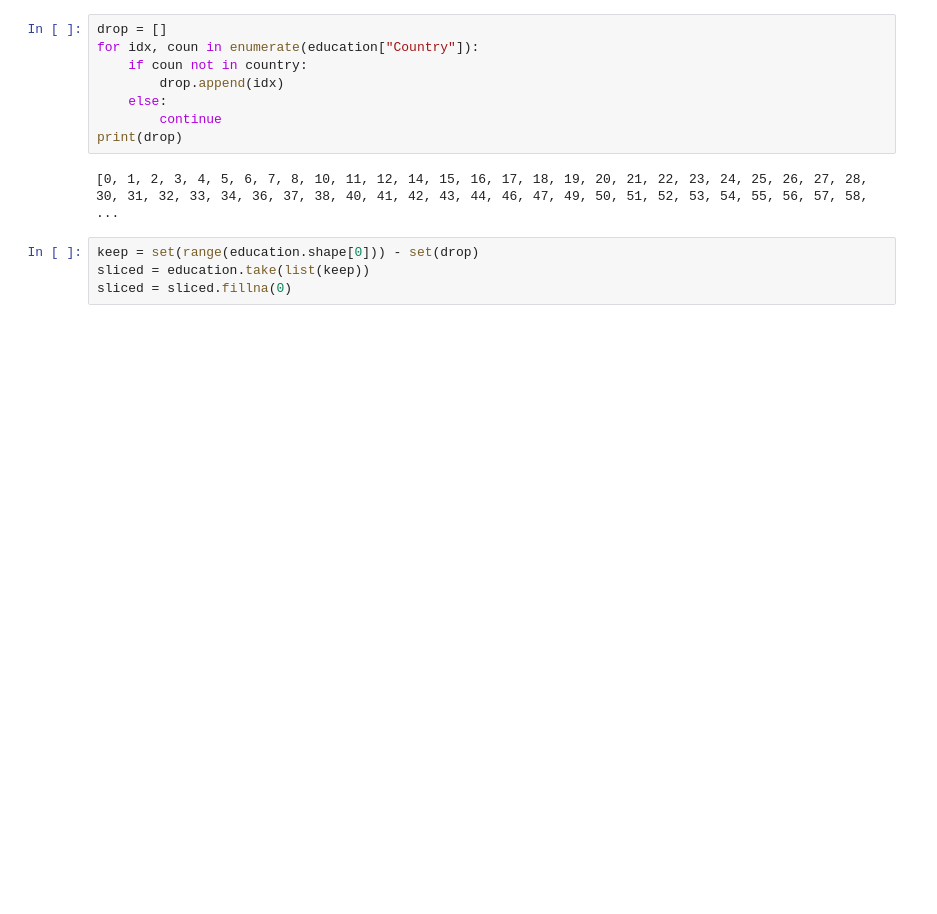
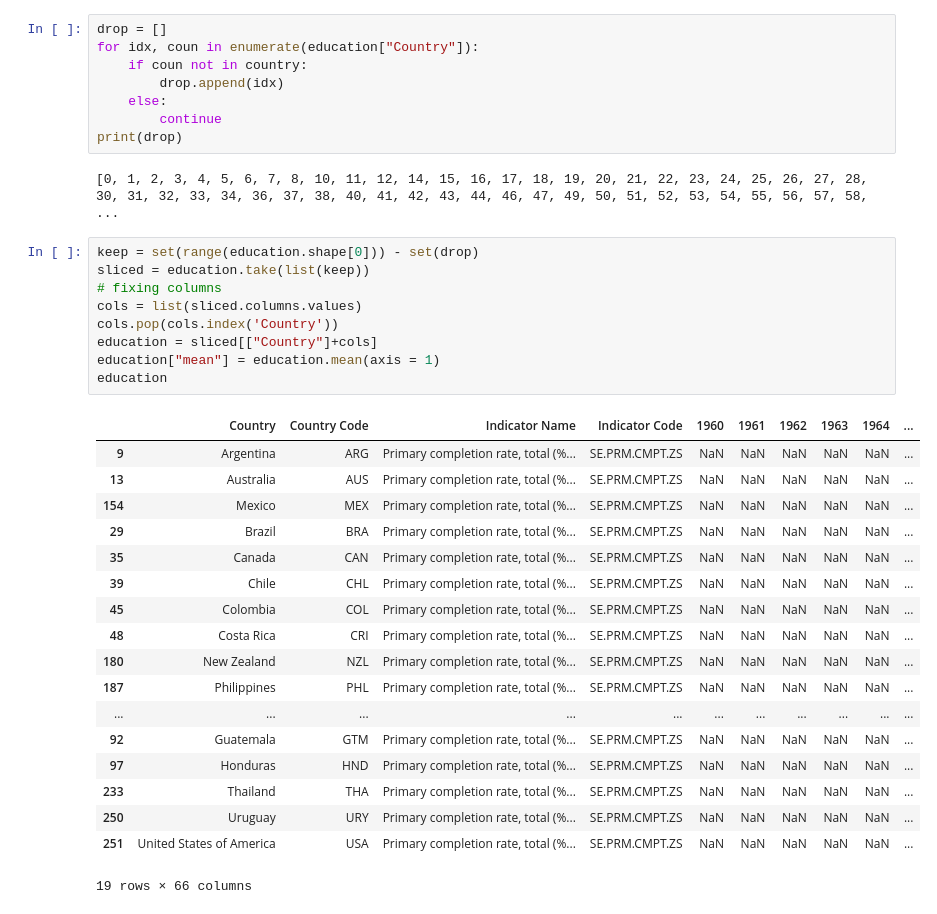
Before and after one commit to tzhang852/COMP-4447-Final-Project, a Jupyter notebook: notebooks/edu_mal.ipynb, the cells around one changed output. Cells and saved outputs as stored; diff of their text form; blank space fills up the shorter version.

```diff
--- a/notebooks/edu_mal.ipynb
+++ b/notebooks/edu_mal.ipynb
@@ -192,5 +198,29 @@ print(drop)
 # %%
 keep = set(range(education.shape[0])) - set(drop)
 sliced = education.take(list(keep))
-sliced = sliced.fillna(0)
+# fixing columns
+cols = list(sliced.columns.values)
+cols.pop(cols.index('Country'))
+education = sliced[["Country"]+cols]
+education["mean"] = education.mean(axis = 1)
+education
+# %% [output]
+|  | Country | Country Code | Indicator Name | Indicator Code | 1960 | 1961 | 1962 | 1963 | 1964 | ... |
+| 9 | Argentina | ARG | Primary completion rate, total (%... | SE.PRM.CMPT.ZS | NaN | NaN | NaN | NaN | NaN | ... |
+| 13 | Australia | AUS | Primary completion rate, total (%... | SE.PRM.CMPT.ZS | NaN | NaN | NaN | NaN | NaN | ... |
+| 154 | Mexico | MEX | Primary completion rate, total (%... | SE.PRM.CMPT.ZS | NaN | NaN | NaN | NaN | NaN | ... |
+| 29 | Brazil | BRA | Primary completion rate, total (%... | SE.PRM.CMPT.ZS | NaN | NaN | NaN | NaN | NaN | ... |
+| 35 | Canada | CAN | Primary completion rate, total (%... | SE.PRM.CMPT.ZS | NaN | NaN | NaN | NaN | NaN | ... |
+| 39 | Chile | CHL | Primary completion rate, total (%... | SE.PRM.CMPT.ZS | NaN | NaN | NaN | NaN | NaN | ... |
+| 45 | Colombia | COL | Primary completion rate, total (%... | SE.PRM.CMPT.ZS | NaN | NaN | NaN | NaN | NaN | ... |
+| 48 | Costa Rica | CRI | Primary completion rate, total (%... | SE.PRM.CMPT.ZS | NaN | NaN | NaN | NaN | NaN | ... |
+| 180 | New Zealand | NZL | Primary completion rate, total (%... | SE.PRM.CMPT.ZS | NaN | NaN | NaN | NaN | NaN | ... |
+| 187 | Philippines | PHL | Primary completion rate, total (%... | SE.PRM.CMPT.ZS | NaN | NaN | NaN | NaN | NaN | ... |
+| ... | ... | ... | ... | ... | ... | ... | ... | ... | ... | ... |
+| 92 | Guatemala | GTM | Primary completion rate, total (%... | SE.PRM.CMPT.ZS | NaN | NaN | NaN | NaN | NaN | ... |
+| 97 | Honduras | HND | Primary completion rate, total (%... | SE.PRM.CMPT.ZS | NaN | NaN | NaN | NaN | NaN | ... |
+| 233 | Thailand | THA | Primary completion rate, total (%... | SE.PRM.CMPT.ZS | NaN | NaN | NaN | NaN | NaN | ... |
+| 250 | Uruguay | URY | Primary completion rate, total (%... | SE.PRM.CMPT.ZS | NaN | NaN | NaN | NaN | NaN | ... |
+| 251 | United States of America | USA | Primary completion rate, total (%... | SE.PRM.CMPT.ZS | NaN | NaN | NaN | NaN | NaN | ... |
+19 rows × 66 columns
 # %%
```
Also changed, not shown: parts of 2 cells of this notebook.
